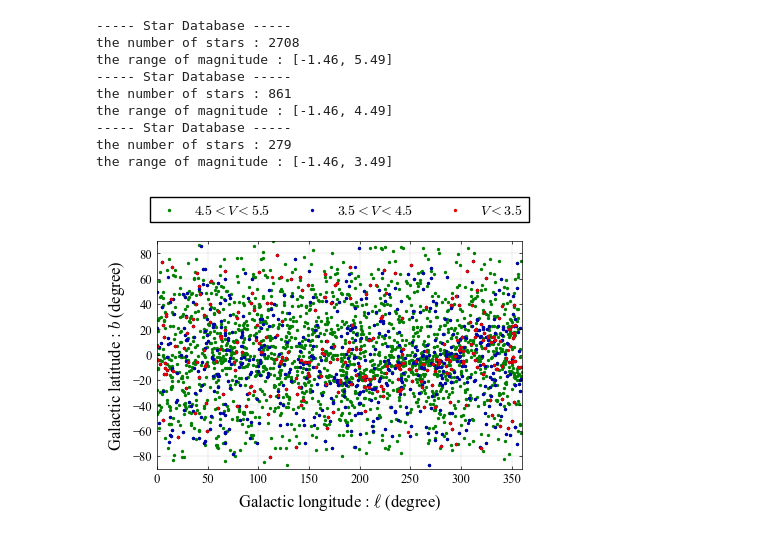
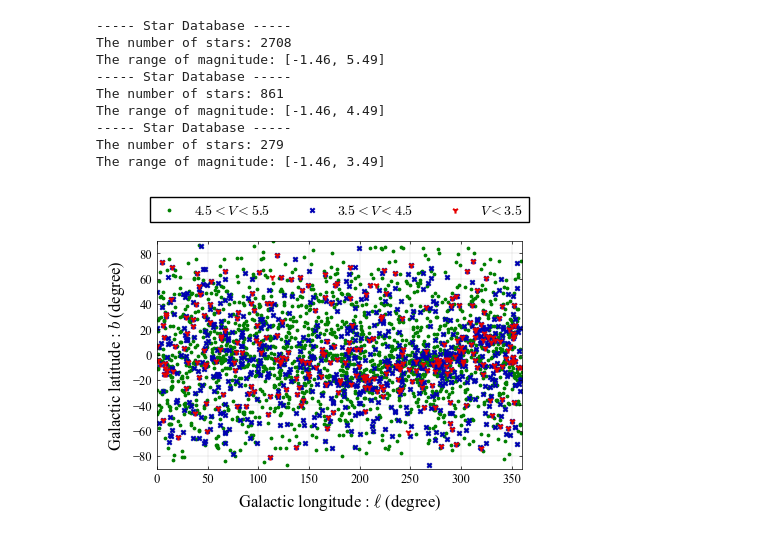
Before and after one commit to NAOE-5thLab/subgraph-isomorphism-based-starID-analysis, a Jupyter notebook: star_distribution.ipynb, the cells around one changed output. Saved outputs shown, nothing was run; the diff lists cells and outputs as text; code cells hidden in the pictures.

```diff
--- a/star_distribution.ipynb
+++ b/star_distribution.ipynb
@@ -103,7 +105,7 @@ df_D_C.loc[:, ("s_X", "s_Y", "s_Z")] = s_vec
 # plot
 fig = plt.figure(figsize=(4.8, 3), dpi=100)
 ax = fig.add_subplot(111)
-s = 2
+s = 3
 alpha = 1.0
 #
 lb = 4.5
@@ -112,48 +114,48 @@ D_DB = StarDatabase(df_D_C)
 D_DB.filtering_by_visual_magnitude(M_lim)
 D_DB.filtering_by_multiple_stars(theta_min)
 D_DB.get_info()
-kwargs = {"s": s, "color": (0.0, 0.5, 0.0, 1.0), "alpha": alpha, "label": f"${lb}<V<{M_lim}$"}
+kwargs = {"s": 3, "color": (0.0, 0.5, 0.0, 1.0), "marker": "o", "alpha": alpha, "label": f"${lb}<V<{M_lim}$"}
 l,b = equatorial2galactic(D_DB.get_RA(), D_DB.get_DE())
 
 ax.scatter(l%(2*np.pi) * 180 / np.pi, b * 180 / np.pi, **kwargs)
 #
 lb = 3.5
 M_lim = 4.5
 D_DB = StarDatabase(df_D_C)
 D_DB.filtering_by_visual_magnitude(M_lim)
 D_DB.filtering_by_multiple_stars(theta_min)
 D_DB.get_info()
-kwargs = {"s": s, "color": (0.0, 0.0, 0.7, 1.0), "alpha": alpha, "label": f"${lb}<V<{M_lim}$"}
+kwargs = {"s": 10, "color": (0.0, 0.0, 0.7, 1.0), "marker": "x", "alpha": alpha, "label": f"${lb}<V<{M_lim}$"}
 l,b = equatorial2galactic(D_DB.get_RA(), D_DB.get_DE())
 ax.scatter(l%(2*np.pi) * 180 / np.pi, b * 180 / np.pi, **kwargs)
 # #
 M_lim = 3.5
 D_DB = StarDatabase(df_D_C)
 D_DB.filtering_by_visual_magnitude(M_lim)
 D_DB.filtering_by_multiple_stars(theta_min)
 D_DB.get_info()
-kwargs = {"s": s, "color": (0.9, 0.0, 0.0, 1.0), "alpha": alpha, "label": f"$V<{M_lim}$"}
+kwargs = {"s": 20, "color": (0.9, 0.0, 0.0, 1.0), "marker": "1", "alpha": alpha, "label": f"$V<{M_lim}$"}
 l,b = equatorial2galactic(D_DB.get_RA(), D_DB.get_DE())
 ax.scatter(l%(2*np.pi) * 180 / np.pi, b * 180 / np.pi, **kwargs)
 #
 ax.set_xlabel('Galactic longitude : $\ell$ (degree)')
 ax.set_ylabel('Galactic latitude : $b$ (degree)')
 ax.set_xlim(0, 360)
 ax.set_ylim(-90, 90)
 ax.legend(bbox_to_anchor=(0.5, 1.05), loc="lower center", ncol=3)
 
 fig.savefig(f"{log_dir}/star_distribution_gala.pdf", bbox_inches='tight')
 # %% [output]
 ----- Star Database -----
-the number of stars : 2708
-the range of magnitude : [-1.46, 5.49]
+The number of stars: 2708
+The range of magnitude: [-1.46, 5.49]
 ----- Star Database -----
-the number of stars : 861
-the range of magnitude : [-1.46, 4.49]
+The number of stars: 861
+The range of magnitude: [-1.46, 4.49]
 ----- Star Database -----
-the number of stars : 279
-the range of magnitude : [-1.46, 3.49]
+The number of stars: 279
+The range of magnitude: [-1.46, 3.49]
-[figure, old version]
+[figure, new version]
 # %%
 # Catalog
 catalog = YaleStarCatalog(log_dir=log_dir)
```
Also changed, not shown: parts of 3 cells of this notebook, 3 other files.
